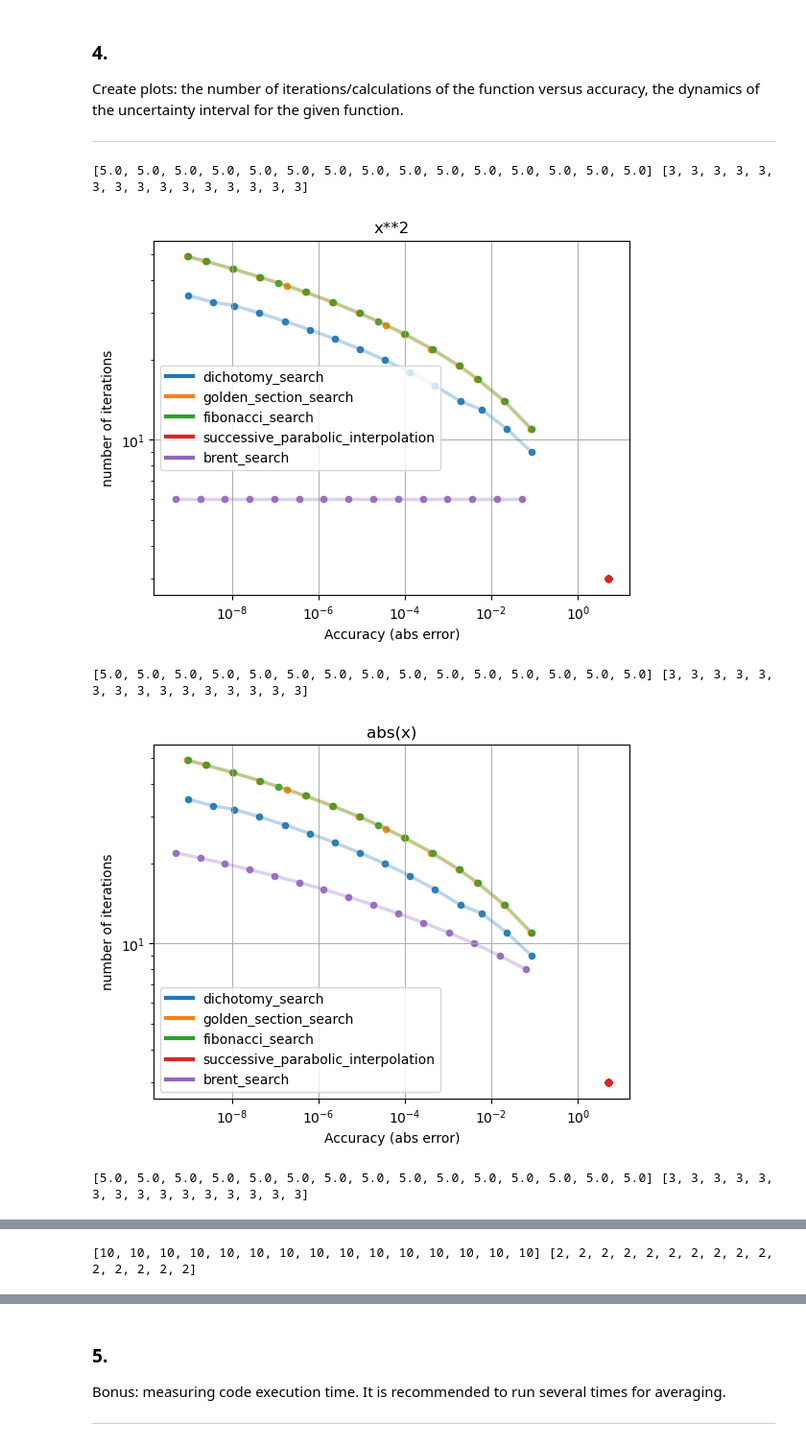
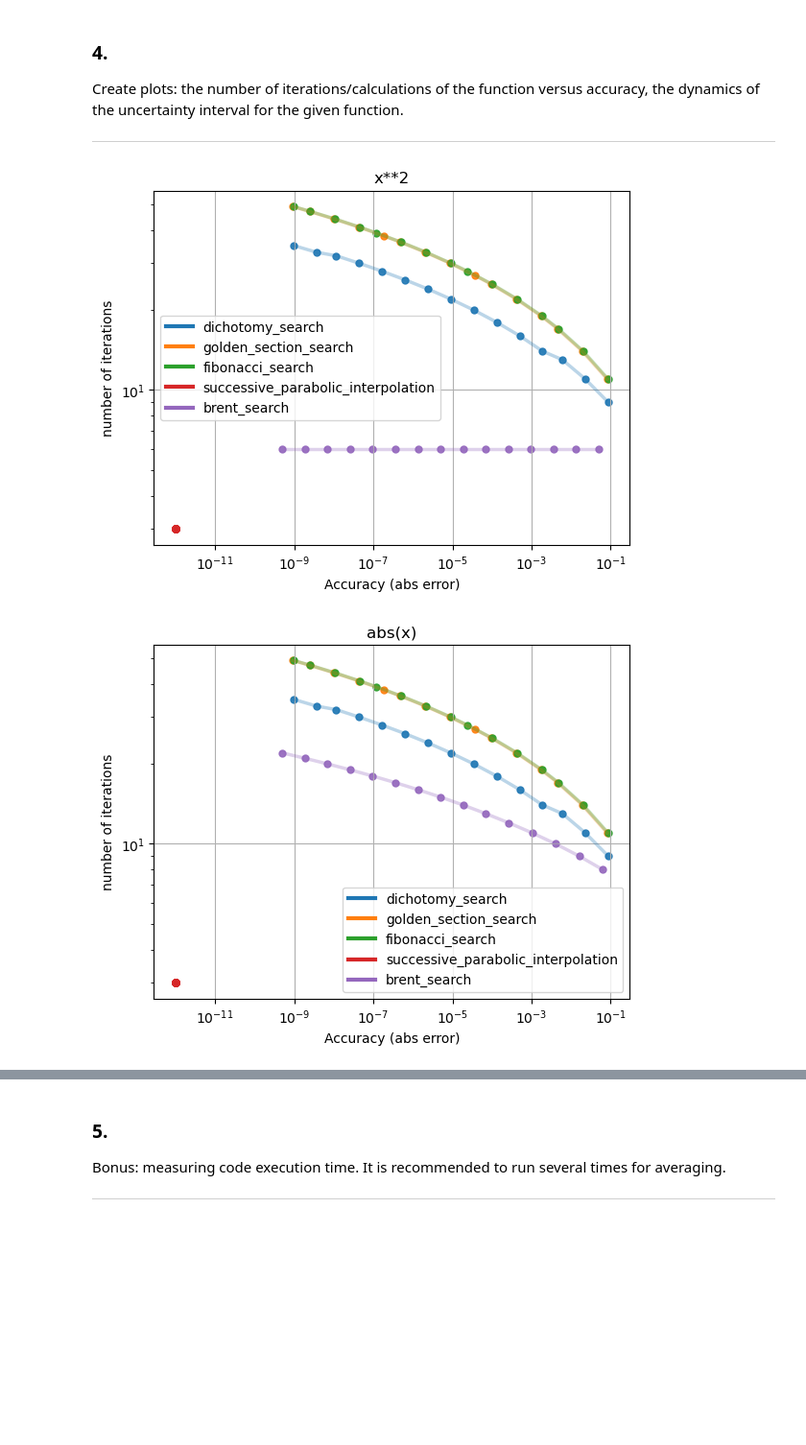
Before and after one commit to ricet8ur/optimization_labs, a Jupyter notebook: 1/search_methods.ipynb, the cells around one changed output, grey strips where cells are left out. Shown at 96% size. Cells and saved outputs as stored; diff of their text form; code cells hidden in the pictures; blank space fills up the shorter version.

```diff
--- a/1/search_methods.ipynb
+++ b/1/search_methods.ipynb
@@ -247,12 +247,13 @@ def spi(
         F2 = f2 - f3
         if (X4 * F1 - X2 * F2) == 0.0:
             res = x2
-
+            delta = x2-x1
             break
         u = (X3 * F1 - X1 * F2) / (2 * (X4 * F1 - X2 * F2))
         fu = f(u)
         if not (x1 < u < x3):
             res = x2
+            delta = x2-x1
             break
         # sort
         if u < x2:
@@ -271,10 +272,11 @@ def spi(
             f1 = f2
             f2 = fu
         res = (x1 + x3) / 2
+        delta = x3-x1
     if not out_info:
         return res
     else:
-        return res, iter_count, f_call_count, x3 - x1
+        return res, iter_count, f_call_count, delta
 
 
 def successive_parabolic_interpolation(
@@ -838,39 +840,36 @@ for test in tests:
         x, y = [], []
         optimize, method_name = method
         for eps in EPS:
             try:
                 dat = optimize(f, a, b, eps, True)
             except:
                 dat = optimize(f, a + eps, b - eps, eps, True)
             x.append(dat[3])
             y.append(dat[1])
 
         # x = np.array(x)
-        x = [e if e != 0.0 else np.finfo(float).smallest_normal / 2 for e in x]
-        if method_name == "successive_parabolic_interpolation":
-            print(x,y)
+        x = [e if e != 0.0 else 1e-12 for e in x]
+        # if method_name == "successive_parabolic_interpolation":
+        #     print(x,y)
         figsize = (12, 5)
         k = 0
         # plt.plot(x, y, label=method_name)
         (c,) = plt.plot(x,y, alpha=0.3, lw=2.5)
         col = c.get_color()
         # points
-        plt.scatter(x,y, color=col, s=20, alpha=0.9)
+        plt.scatter(x,y, color=col, s=25, alpha=0.9)
         # legend
         plt.plot([], [], color=col, label=method_name, alpha=1, lw=3)
 
 
     plt.yscale("log")
     plt.xscale("log")
     plt.ylabel("number of iterations")
     plt.xlabel("Accuracy (abs error)")
     plt.legend()
     plt.title(test_name)
     plt.grid(True)
     plt.show()
 # %% [output]
-[5.0, 5.0, 5.0, 5.0, 5.0, 5.0, 5.0, 5.0, 5.0, 5.0, 5.0, 5.0, 5.0, 5.0, 5.0] [3, 3, 3, 3, 3, 3, 3, 3, 3, 3, 3, 3, 3, 3, 3]
-[figure, old version]
+[figure, new version]
-[5.0, 5.0, 5.0, 5.0, 5.0, 5.0, 5.0, 5.0, 5.0, 5.0, 5.0, 5.0, 5.0, 5.0, 5.0] [3, 3, 3, 3, 3, 3, 3, 3, 3, 3, 3, 3, 3, 3, 3]
-[figure, old version]
+[figure, new version]
-[5.0, 5.0, 5.0, 5.0, 5.0, 5.0, 5.0, 5.0, 5.0, 5.0, 5.0, 5.0, 5.0, 5.0, 5.0] [3, 3, 3, 3, 3, 3, 3, 3, 3, 3, 3, 3, 3, 3, 3]
@@ -878 +876,0 @@ for test in tests:
-[10, 10, 10, 10, 10, 10, 10, 10, 10, 10, 10, 10, 10, 10, 10] [2, 2, 2, 2, 2, 2, 2, 2, 2, 2, 2, 2, 2, 2, 2]
```
Also changed, not shown: parts of 6 cells of this notebook.
